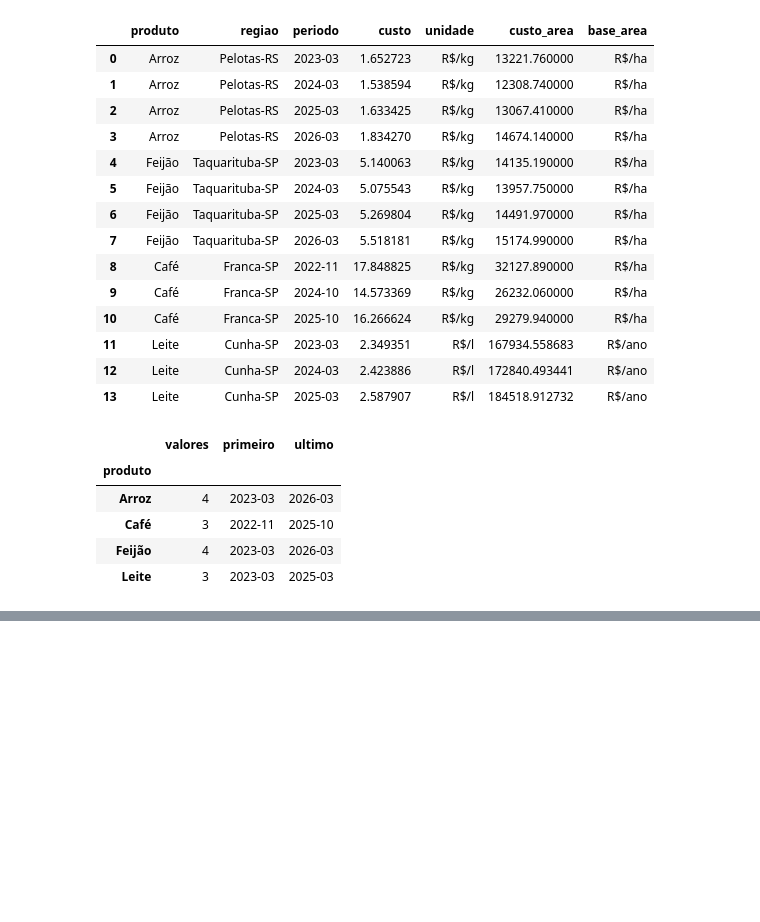
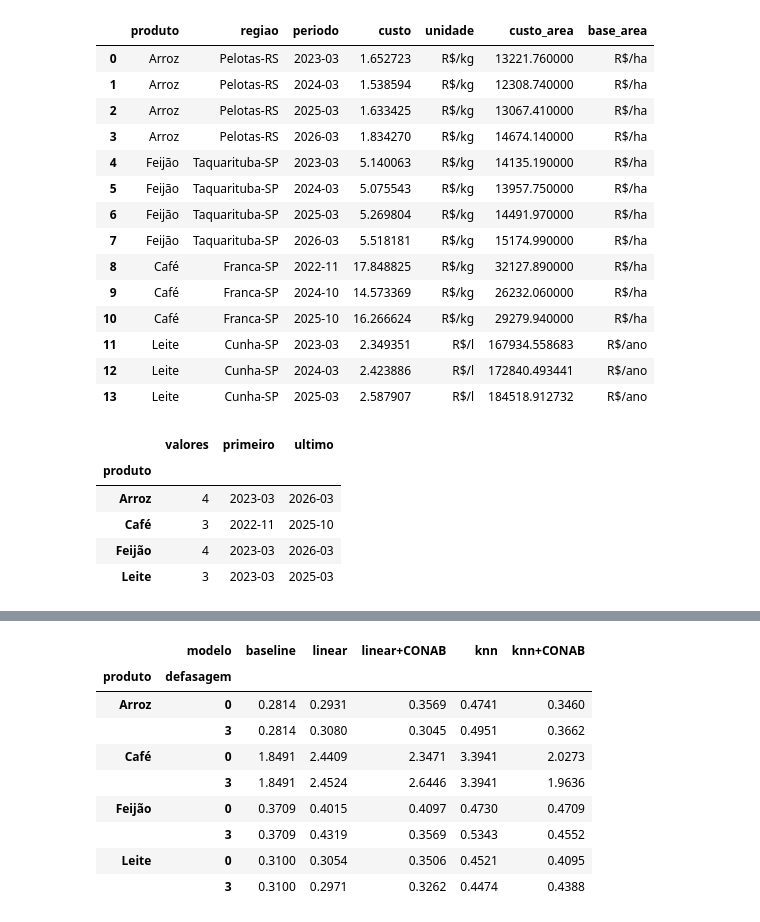
Before and after one commit to arturcontarelli/analise-cesta-basica-ml, a Jupyter notebook: notebooks/03_conab.ipynb, the cells around one changed output, grey strips where cells are left out. Cells and saved outputs as stored; diff of their text form; code cells hidden in the pictures; blank space fills up the shorter version.

```diff
--- a/notebooks/03_conab.ipynb
+++ b/notebooks/03_conab.ipynb
@@ -233,0 +249,19 @@ A decisão sobre usar esses valores nos modelos da Q1 será registrada em `docs/
+# %%
+geral = serie_geral(carregar_base_limpa())
+comparacao = comparar_modelos_com_sem_conab(geral, series)
+comparacao.to_csv(config.DIR_TABELAS / "03_conab_com_sem.csv", index=False, encoding="utf-8")
+
+ordem = ["baseline", "linear", "linear+CONAB", "knn", "knn+CONAB"]
+mae = comparacao.pivot_table(index=["produto", "defasagem"], columns="modelo", values="MAE")[ordem]
+mae.round(4)
+# %% [output]
+|  | modelo | baseline | linear | linear+CONAB | knn | knn+CONAB |
+| produto | defasagem |  |  |  |  |  |
+| Arroz | 0 | 0.2814 | 0.2931 | 0.3569 | 0.4741 | 0.3460 |
+|  | 3 | 0.2814 | 0.3080 | 0.3045 | 0.4951 | 0.3662 |
+| Café | 0 | 1.8491 | 2.4409 | 2.3471 | 3.3941 | 2.0273 |
+|  | 3 | 1.8491 | 2.4524 | 2.6446 | 3.3941 | 1.9636 |
+| Feijão | 0 | 0.3709 | 0.4015 | 0.4097 | 0.4730 | 0.4709 |
+|  | 3 | 0.3709 | 0.4319 | 0.3569 | 0.5343 | 0.4552 |
+| Leite | 0 | 0.3100 | 0.3054 | 0.3506 | 0.4521 | 0.4095 |
+|  | 3 | 0.3100 | 0.2971 | 0.3262 | 0.4474 | 0.4388 |
```
Also changed, not shown: parts of 9 cells of this notebook, 11 other files.
